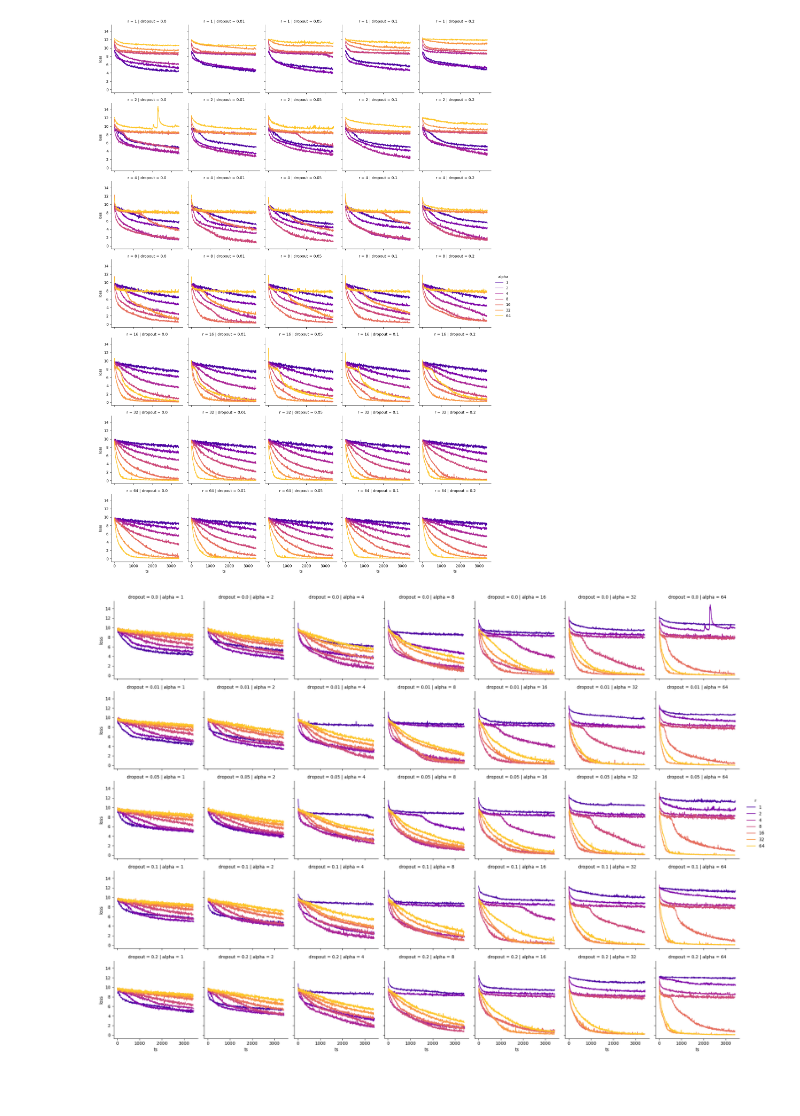
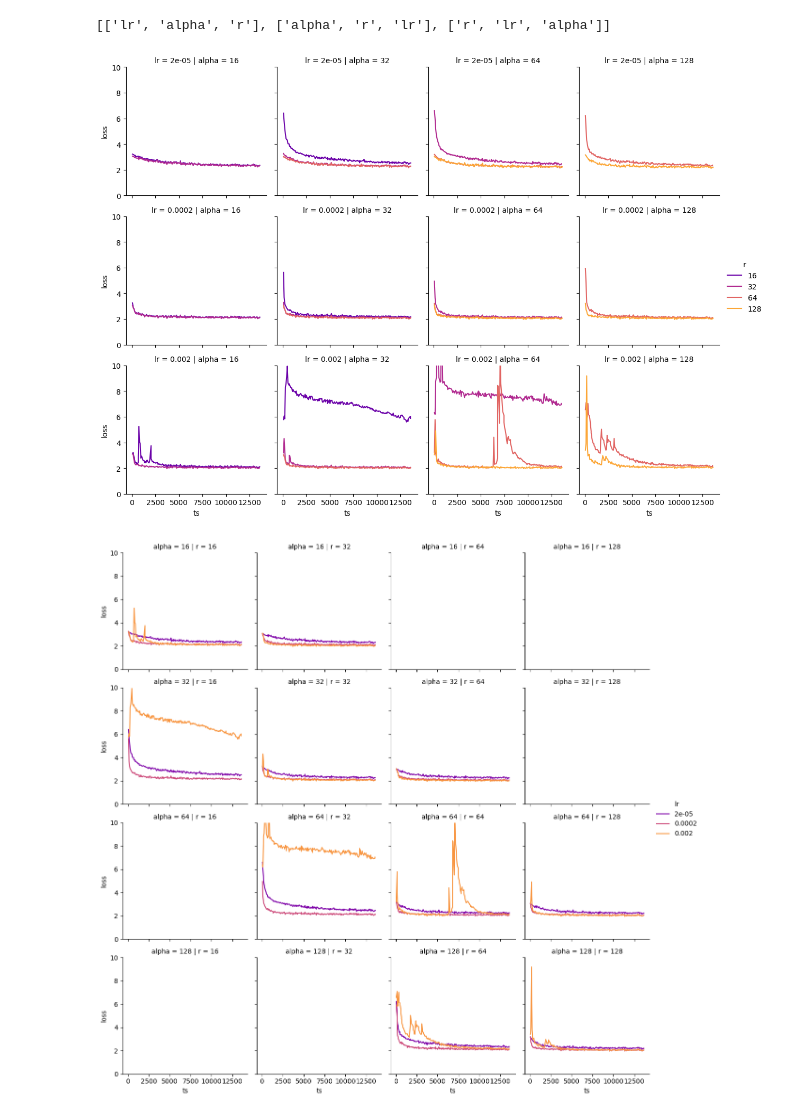
Before and after one commit to wzy816/baichuan2-lora, a Jupyter notebook: hyperparam visualization.ipynb, the cells around one changed output. Drawn from its saved outputs; the diff is of its cells as text; code cells hidden in the pictures; blank space fills up the shorter version.

Commit message:
update lora multiturn

```diff
--- a/hyperparam visualization.ipynb
+++ b/hyperparam visualization.ipynb
@@ -1,30 +1,37 @@
 # %%
+
 import glob
 import os
+import json
 
 import yaml
 from wandb.proto import wandb_internal_pb2
 from wandb.sdk.internal import datastore
 
-params_keys = ["r", "dropout", "alpha"]
+params_keys = ["r", "lr", "alpha"]
 wandb_dir = "/mnt/baichuan2-lora/wandb"
-params = []
+project = 'baichuan2-lora_multiturn'
 
 summary_dict = []
+params = []
 for directory in glob.glob(f"{wandb_dir}/offline*/"):
+
+    wandb_metadata_path = directory + "files/wandb-metadata.json"
+    if not os.path.exists(wandb_metadata_path):
+        continue
+    wandb_metadata = json.load(open(wandb_metadata_path,'r'))
+    metadata_project = wandb_metadata['args'][0].split("=")[1]
+    if metadata_project != project:
+        continue
+
     config_path = directory + "files/config.yaml"
-
     if not os.path.exists(config_path):
         continue
-
     with open(config_path, "r", encoding="utf8") as f:
         config = yaml.safe_load(f)
-        if config["lr"]["value"] == 2e-4:
-            continue
 
-    param = {p: config[p]["value"] for p in params_keys if p != "lr"}
+    param = {p: config[p]["value"] for p in params_keys}
     params.append(param)
-
     start_time = float(config["_wandb"]["value"]["start_time"])
 
     db_file = glob.glob(directory + "*.wandb")[0]
@@ -53,6 +60,7 @@ for directory in glob.glob(f"{wandb_dir}/offline*/"):
             summary.update({"loss": float(loss), "ts": float(ts) - start_time})
             summary_dict.append(summary)
 
-print(summary_dict[0:10])
-print(len(summary_dict))
+print(len(params))
+dataset = pd.DataFrame.from_dict(summary_dict)
+print(dataset)
 # %% [output]
@@ -61,13 +82,20 @@ print(len(summary_dict))
 # %%
 import pandas as pd
 import seaborn as sns
-dataset = pd.DataFrame.from_dict(summary_dict)
 
-permutations = [["r", "dropout", "alpha",],["dropout", "alpha", "r",],["r", "alpha", "dropout",]]
+permutations = []
+
+for _ in range(len(params_keys)):
+    params_keys = params_keys[1:]+params_keys[:1]
+    permutations.append(params_keys)
+print(permutations)
+
 for per in permutations:
     g = sns.FacetGrid(dataset, row=per[0], col=per[1], hue=per[2], palette="plasma")
     g.map(sns.lineplot, "ts", "loss")
     g.add_legend()
+    g.set(ylim=(0, 10))
 # %% [output]
+[['lr', 'alpha', 'r'], ['alpha', 'r', 'lr'], ['r', 'lr', 'alpha']]
-[figure, old version]
+[figure, new version]
-[figure, old version]
+[figure, new version]
```
Also changed, not shown: parts of 2 cells of this notebook, 9 other files.
